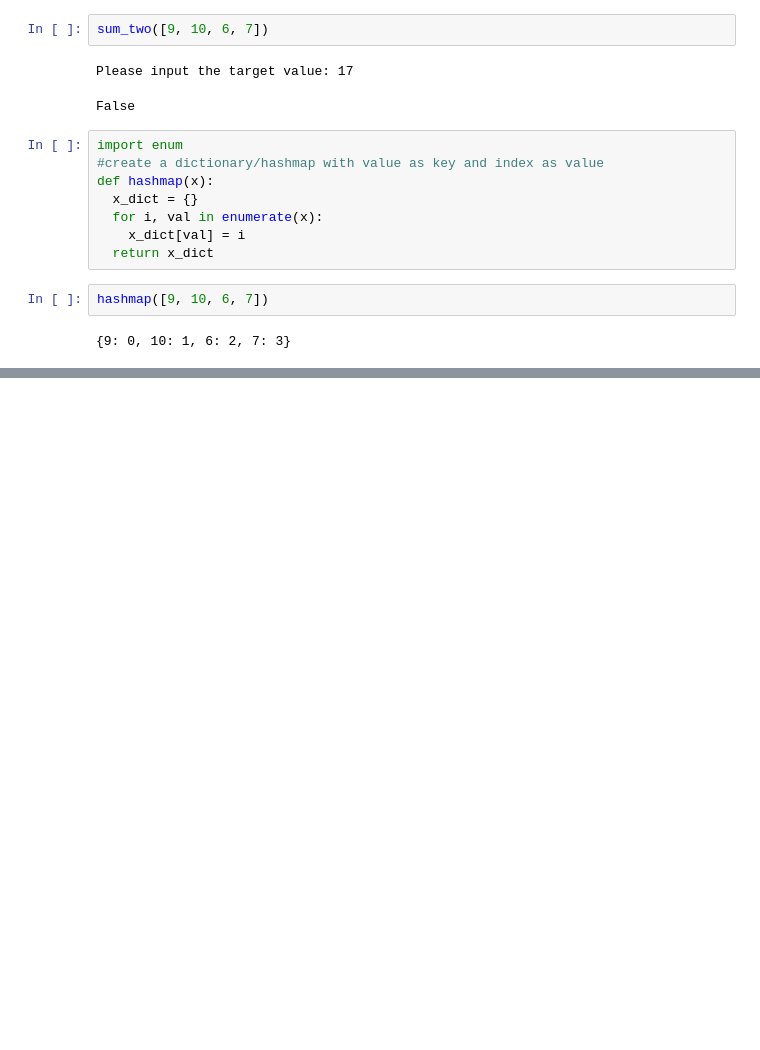
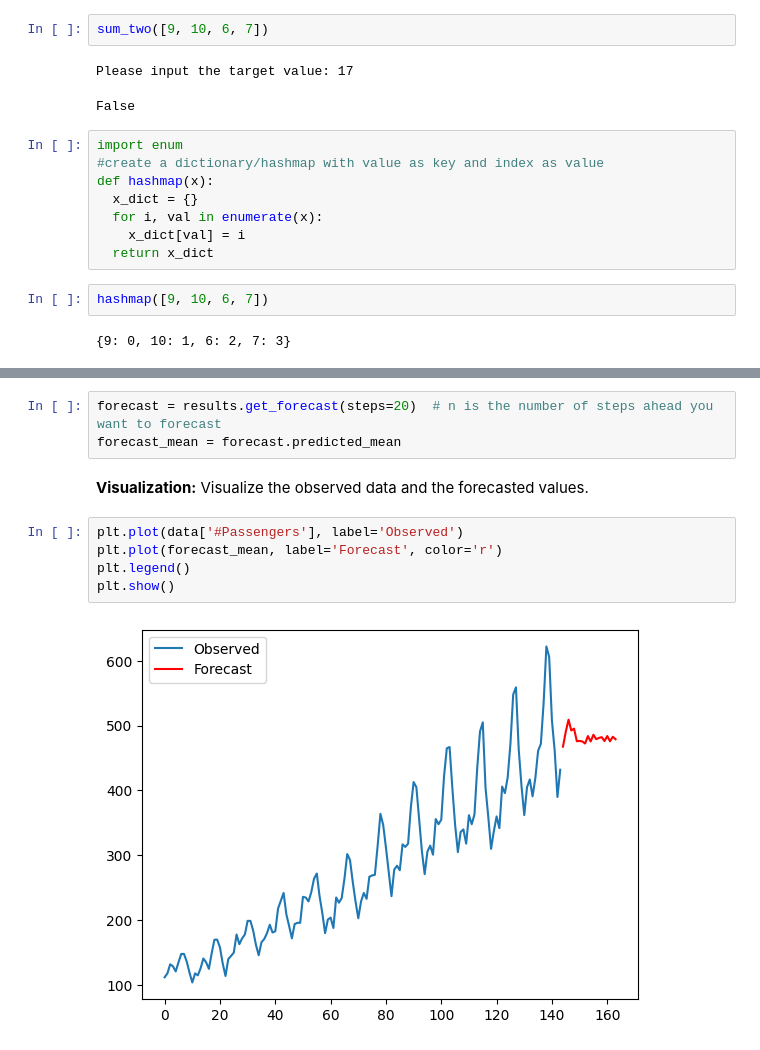
Before and after one commit to niteshkamboj2811/Python_Practice, a Jupyter notebook: Pyspark_BQ_python_sql_interview_practice.ipynb, the cells around one changed output, grey strips where cells are left out. Cells and saved outputs as stored; diff of their text form; blank space fills up the shorter version.

```diff
--- a/Pyspark_BQ_python_sql_interview_practice.ipynb
+++ b/Pyspark_BQ_python_sql_interview_practice.ipynb
@@ -1694,0 +1836,13 @@ hashmap([9, 10, 6, 7])
+# %%
+forecast = results.get_forecast(steps=20)  # n is the number of steps ahead you want to forecast
+forecast_mean = forecast.predicted_mean
+# %% [markdown]
+**Visualization:**
+Visualize the observed data and the forecasted values.
+# %%
+plt.plot(data['#Passengers'], label='Observed')
+plt.plot(forecast_mean, label='Forecast', color='r')
+plt.legend()
+plt.show()
+# %% [output]
+[figure, added]
```
Also changed, not shown: parts of 45 cells of this notebook.
